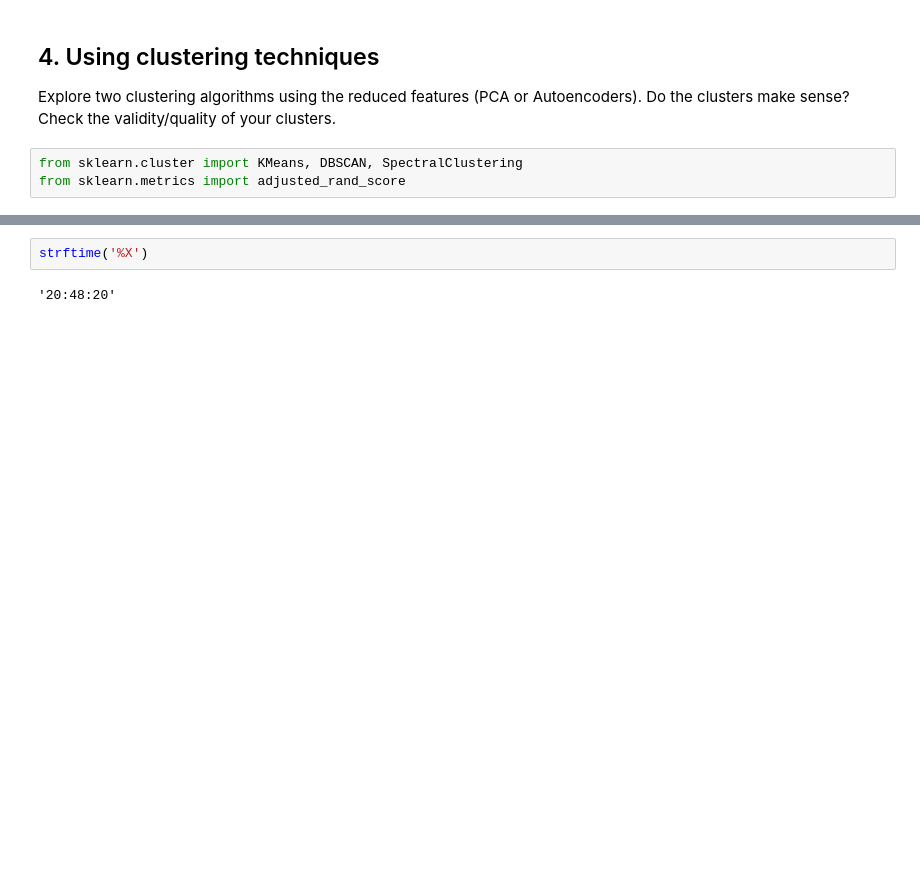
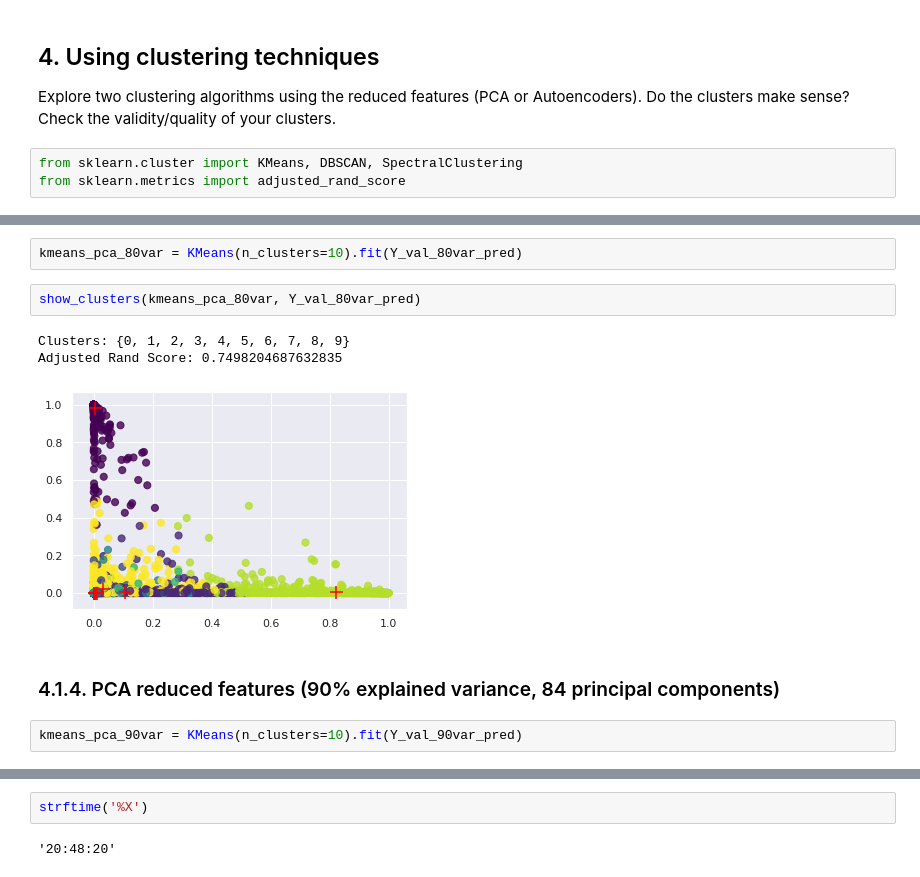
Before and after one commit to laurelkeys/machine-learning, a Jupyter notebook: assignment-3/Assignment3.ipynb, the cells around one changed output, grey strips where cells are left out. Drawn from its saved outputs; the diff is of its cells as text; blank space fills up the shorter version.

```diff
--- a/assignment-3/Assignment3.ipynb
+++ b/assignment-3/Assignment3.ipynb
@@ -1149,0 +1191,12 @@ from sklearn.metrics import adjusted_rand_score
+# %%
+kmeans_pca_80var = KMeans(n_clusters=10).fit(Y_val_80var_pred)
+# %%
+show_clusters(kmeans_pca_80var, Y_val_80var_pred)
+# %% [output]
+Clusters: {0, 1, 2, 3, 4, 5, 6, 7, 8, 9}
+Adjusted Rand Score: 0.7498204687632835
+[figure, added]
+# %% [markdown]
+### 4.1.4. PCA reduced features (90% explained variance, 84 principal components)
+# %%
+kmeans_pca_90var = KMeans(n_clusters=10).fit(Y_val_90var_pred)
```
Also changed, not shown: parts of 11 cells of this notebook.
